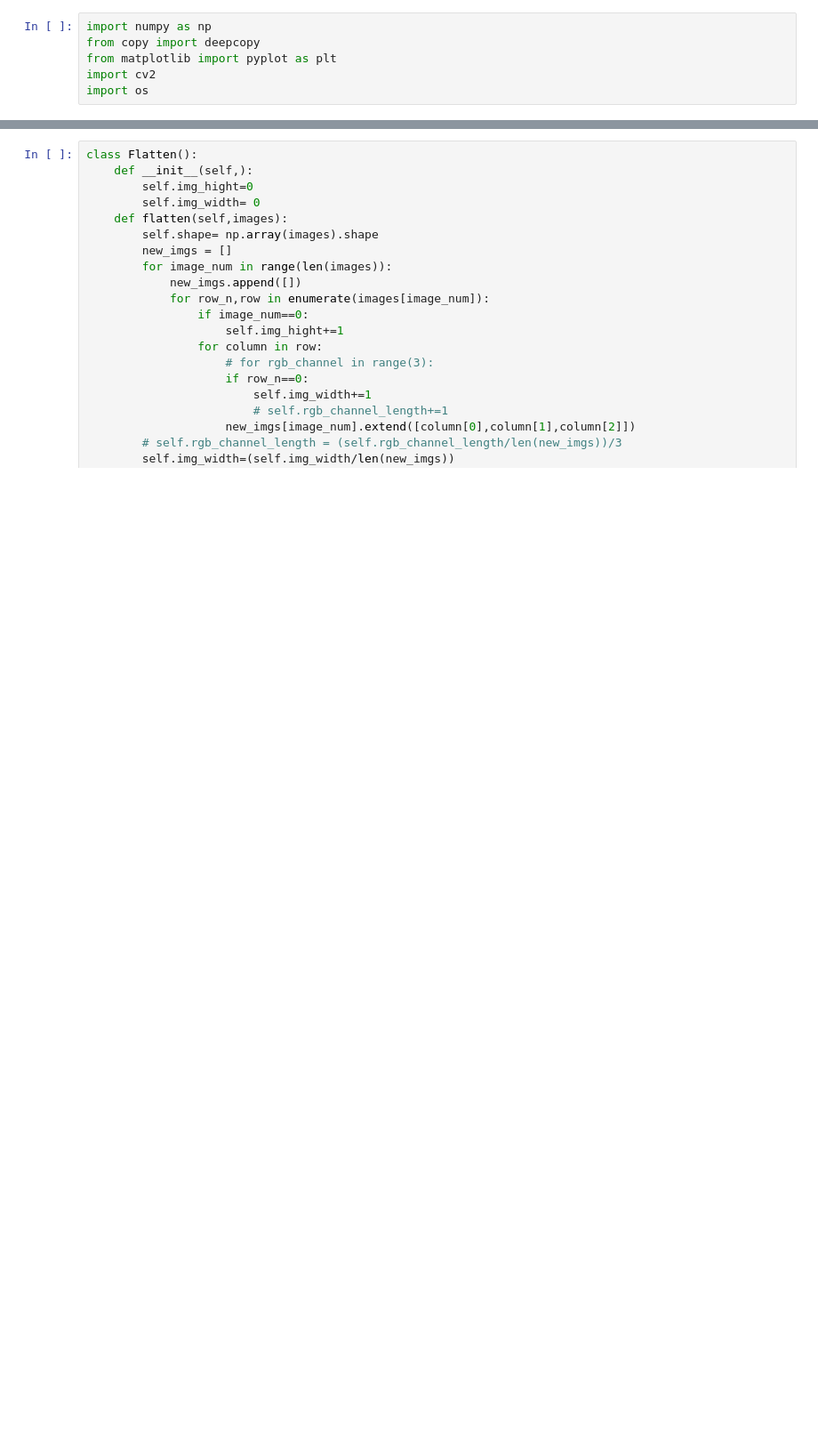
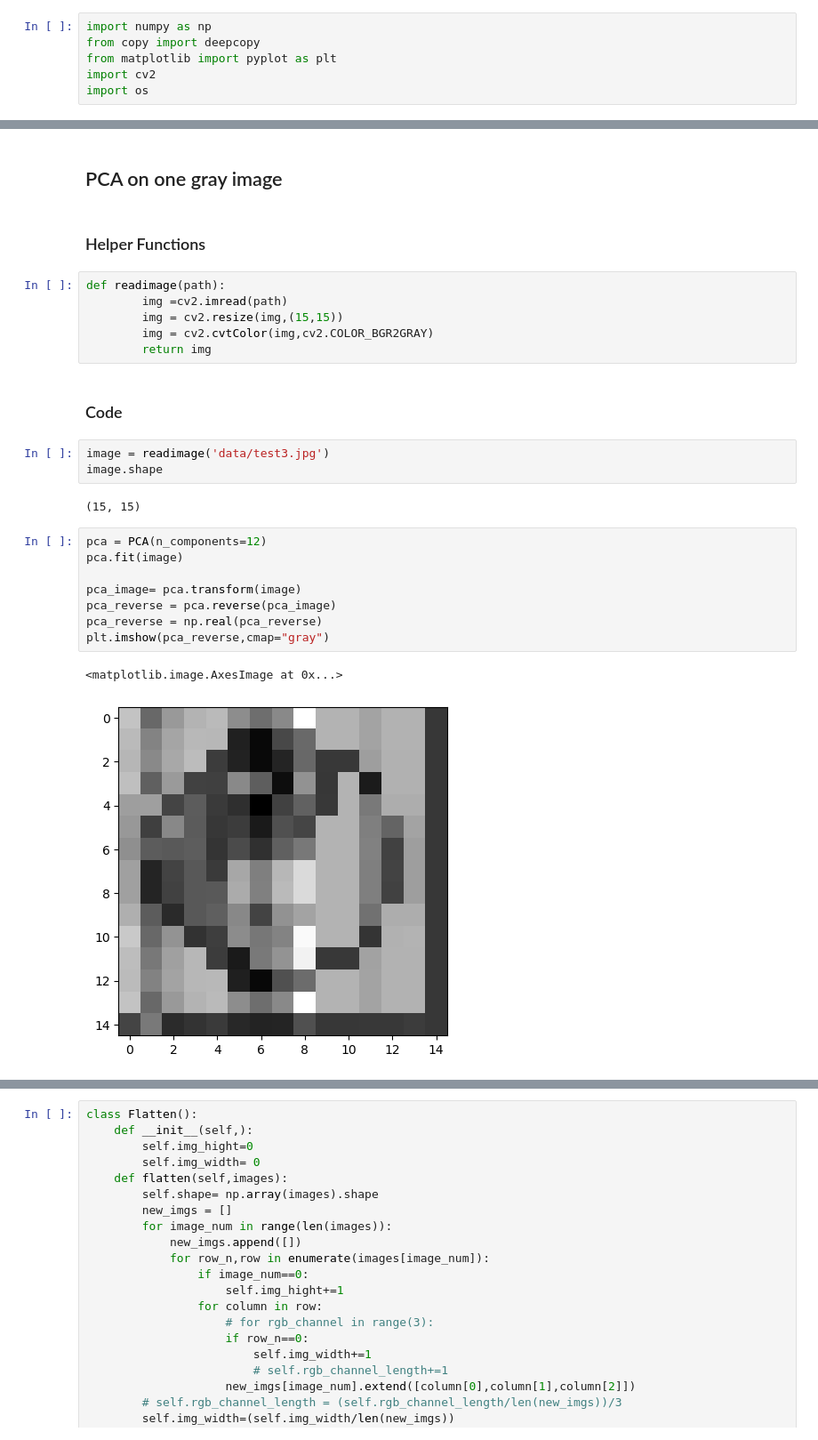
Before and after one commit to MagdiWaleed/assignments, a Jupyter notebook: GAN/PCA.ipynb, the cells around one changed output, grey strips where cells are left out. Shown at 89% size. Cells and saved outputs as stored; diff of their text form; blank space fills up the shorter version.

```diff
--- a/GAN/PCA.ipynb
+++ b/GAN/PCA.ipynb
@@ -67,3 +68,31 @@ class PCA:
     def reverse(self,image):
         revers = np.linalg.pinv(self.components)
         return np.dot(image,revers.T)
+# %% [markdown]
+## PCA on one gray image
+# %% [markdown]
+### Helper Functions
+# %%
+def readimage(path):
+        img =cv2.imread(path)
+        img = cv2.resize(img,(15,15))
+        img = cv2.cvtColor(img,cv2.COLOR_BGR2GRAY)
+        return img
+# %% [markdown]
+### Code
+# %%
+image = readimage('data/test3.jpg')
+image.shape
+# %% [output]
+(15, 15)
+# %%
+pca = PCA(n_components=12)
+pca.fit(image)
+
+pca_image= pca.transform(image)
+pca_reverse = pca.reverse(pca_image)
+pca_reverse = np.real(pca_reverse)
+plt.imshow(pca_reverse,cmap="gray")
+# %% [output]
+<matplotlib.image.AxesImage at 0x...>
+[figure, added]
```
Also changed, not shown: parts of 10 cells of this notebook.
